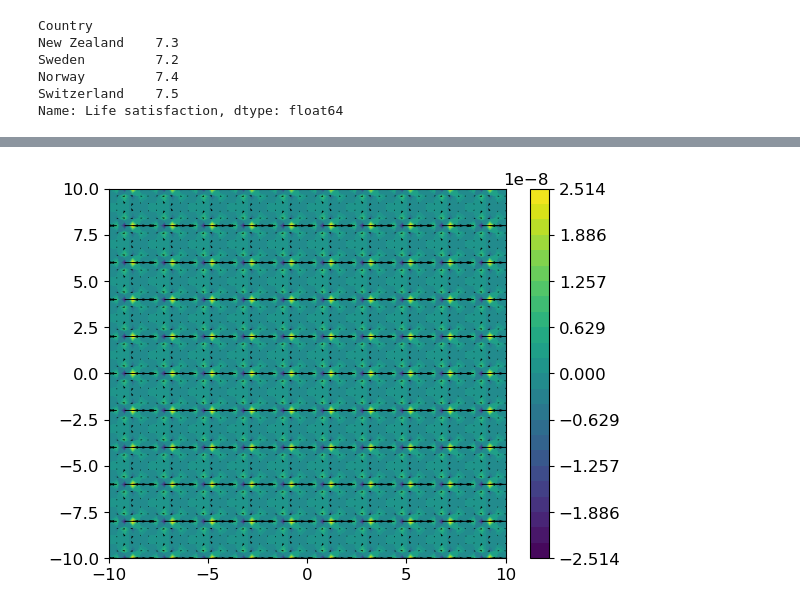
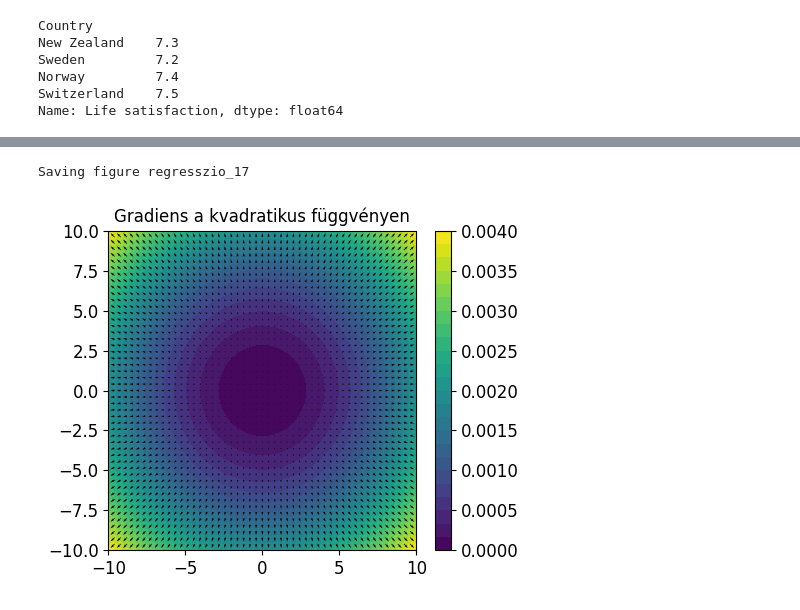
Before and after one commit to basictask/Elemzesmodszertan, a Jupyter notebook: 1_regression/doc/images/1_regression.ipynb, the cells around one changed output, grey strips where cells are left out. Saved outputs shown, nothing was run; the diff lists cells and outputs as text; code cells hidden in the pictures.

```diff
--- a/1_regression/doc/images/1_regression.ipynb
+++ b/1_regression/doc/images/1_regression.ipynb
@@ -38,9 +36,2 @@ datapath = os.path.join("datasets", "lifesat", "")
-# %%
-# To plot pretty figures directly within Jupyter
-%matplotlib inline
-import matplotlib as mpl
-mpl.rc('axes', labelsize=14)
-mpl.rc('xtick', labelsize=12)
-mpl.rc('ytick', labelsize=12)
 # %%
 # Download the data
@@ -613,42 +520,37 @@ Saving figure regresszio_14
 # %%
-import sympy as sp
-import numpy as np
-import matplotlib.pyplot as plt
+def quadratic_function(x, y, a, b):
+    return a * x**2 + b * y**2
 
-def CD(k,l):
-    #return sp.sin(2*sp.pi*k/2)/((4*sp.pi**2)*(k**2+l**2))*1e-6
-    return sp.sin(2*sp.pi*k/4)/((4*sp.pi**2)*(k**2+l**2))*1e-6
+# Define symbolic variables
+x, y = sp.symbols('x y')
 
-def Vkl(x,y,k,l):
-    return CD(k,l)*sp.sin(2*sp.pi*k*x)*sp.cos(2*sp.pi*l*y)
+# Define the function symbolically
+a = 0.00002
+b = a
+fun = quadratic_function(x, y, a, b)
 
-def V(x,y,kmax,lmax):
-    k,l=sp.symbols('k l',integers=True)
-    return sp.summation(Vkl(x,y,k,l),(k,1,kmax),(l,1,lmax))
+# Compute the gradient symbolically
+gradfun = [sp.diff(fun, var) for var in (x, y)]
 
+# Convert to bivariate lambda functions for numpy
+numgradfun = sp.lambdify([x, y], gradfun, 'numpy')
+numfun = sp.lambdify([x, y], fun, 'numpy')
 
-#define symbolic vars, function
-kmax=10
-lmax=10
-x,y=sp.symbols('x y')
-fun=V(x,y,kmax,lmax)
+# Create a meshgrid for plotting
+X, Y = np.meshgrid(np.linspace(-10, 10, 51), np.linspace(-10, 10, 51))
 
-#take the gradient symbolically
-gradfun=[sp.diff(fun,var) for var in (x,y)]
+# Compute gradient data and function data
+graddat = numgradfun(X, Y)
+fundat = numfun(X, Y)
 
-#turn into bivariate lambda for numpy
-numgradfun=sp.lambdify([x,y],gradfun,'numpy')
-numfun=sp.lambdify([x,y],fun,'numpy')
-
-#plot
-X,Y=np.meshgrid(np.linspace(-10,10,51),np.linspace(-10,10,51))
-graddat=numgradfun(X,Y)
-fundat=numfun(X,Y)
-
-hf=plt.figure()
-hc=plt.contourf(X,Y,fundat,np.linspace(fundat.min(),fundat.max(),25))
-plt.quiver(X,Y,graddat[0],graddat[1])
+# Plot
+hf = plt.figure(figsize=(5,4))
+hc = plt.contourf(X, Y, fundat, np.linspace(fundat.min(), fundat.max(), 25))
+plt.quiver(X, Y, graddat[0], graddat[1])
 plt.colorbar(hc)
+plt.title('Gradiens a kvadratikus függvényen')
+save_fig('regresszio_17', resolution=700)
 plt.show()
 # %% [output]
+Saving figure regresszio_17
-[figure, old version]
+[figure, new version]
```
Also changed, not shown: parts of 33 cells of this notebook, 26 other files.
